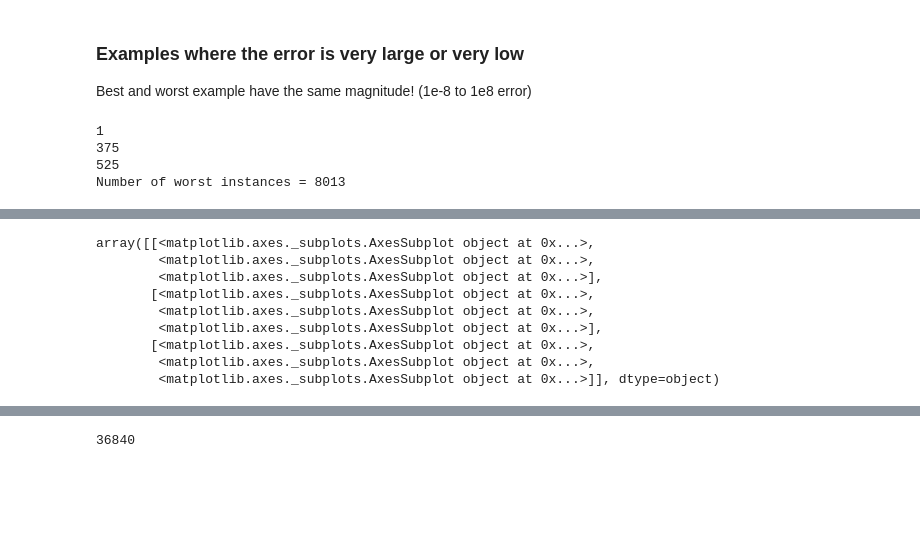
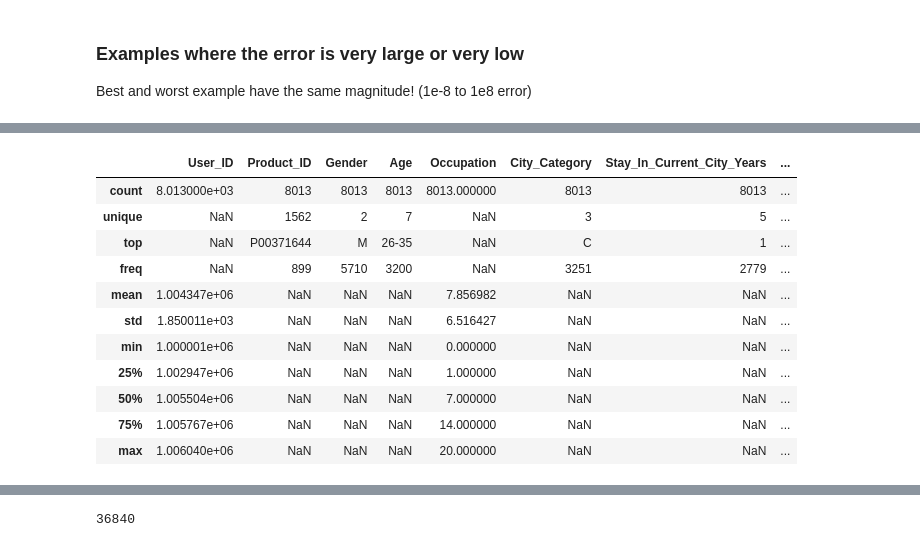
Before and after one commit to cedricherman/Black_Friday, a Jupyter notebook: BlackFriday.ipynb, the cells around one changed output, grey strips where cells are left out. Saved outputs shown, nothing was run; the diff lists cells and outputs as text; code cells hidden in the pictures; blank space fills up the shorter version.

```diff
--- a/BlackFriday.ipynb
+++ b/BlackFriday.ipynb
@@ -350,7 +353,6 @@ print(Prod1_coded.shape)
 Product Category 1 is good to go. Let's see if we can combine all product categories
 # %%
 # NOTE: Type of Nan is float, Prod_2 and Prod_3 are float because they have missing values
-
 temp = df.loc[:,['Product_Category_1', \
            'Product_Category_2', \
            'Product_Category_3']].astype(str)
@@ -401,7 +403,7 @@ temp = temp.Product_Category_1 +'-'\
 
 
 # name of column in newly created pandas series
-temp.name='Product_Cat123'
+temp.name='Prod_cat123'
 # %%
 # # Timing test only
 # import timeit
@@ -670,6 +703,7 @@ model = LinearRegression(n_jobs=-1, normalize=False, fit_intercept=True)
 # n_jobs doesn't speed up because I only have one target (Purchase)
 #TODO, add sample_weight to fit() higher weights for underrepresented prod cat
 
+# Years_Current_City_poly
 # intercept = csr_matrix( np.ones((Gender_coded.shape[0],1))*1 )
 # X = Prod_coded.toarray()
 # X = np.concatenate(( np.ones((Gender_coded.shape[0],1)) , Prod_coded.toarray() ), axis=1)
@@ -689,10 +723,10 @@ model = LinearRegression(n_jobs=-1, normalize=False, fit_intercept=True)
 #              User_coded,\
 #              ProdID_coded,\
 #              Prod_coded ))
-X = hstack( ( User_coded,\
+X = hstack( ( Gender_coded,\
+             User_coded,\
              ProdID_coded,\
              Prod_coded ))
-Years_Current_City_poly
 y = df.Purchase.values
 model.fit(X, y)
 model.intercept_, model.coef_[0], model.coef_.shape, X.shape
@@ -716,19 +792,20 @@ Best and worst example have the same magnitude! (1e-8 to 1e8 error)
 # %%
 import numpy as np
 
-# RMSE
+# RMSE, match scikit-learn sqrt(mean_squared_error) metric
 # np.sqrt( (1/y.shape[0])*sum((y-y_pred)**2) )
 
-topnb = 100
-# square error, ascending order, top 10 best predictions
+# restraint data to topnb
+# topnb = 100
+# square error, ascending order
 sqerr_asc = np.sort((y-y_pred)**2)
-sqerr_asc_ind = np.argsort((y-y_pred)**2)
+# sqerr_asc_ind = np.argsort((y-y_pred)**2)
 # print('Top 10 Lowest Square Error {}'.format(sqerr_asc[:topnb]))
 # print('Corresponding indices {}'.format(sqerr_asc_ind[:topnb]))
 
-# descending order, top 10 worst predictions
-sqerr_dsc = sqerr_asc[::-1]
-sqerr_dsc_ind = sqerr_asc_ind[::-1]
+# descending order
+# sqerr_dsc = sqerr_asc[::-1]
+# sqerr_dsc_ind = sqerr_asc_ind[::-1]
 # print('Top 10 Highest Square Error {}'.format(sqerr_dsc[:topnb]))
 # print('Corresponding indices {}'.format(sqerr_dsc_ind[:topnb]))
 
@@ -740,22 +817,23 @@ sqerr_dsc_ind = sqerr_asc_ind[::-1]
 # print('UserID for worst cases {}'.format(UserID_worst))
 
 # compare rare product ID to worst predictions
-# print(ProdID_distrib[ProdID_distrib == 1].index)
-# display dataframe of worst performing instances
+# Keep topnb instances
 # df_worst = df.loc[sqerr_dsc_ind[:topnb], :].copy()
 # At square_error = 5e7, error rises dramatically
 df_worst = df.loc[sqerr_asc > 5e7, :].copy()
-# None of the rare product ID corresponds to the worst case scenario (or just one!)
-print( df_worst['Product_ID'].isin(ProdID_distrib[ProdID_distrib == 1].index).sum() )
-print( df_worst['User_ID'].isin(UserID_distrib[UserID_distrib < 16].index).sum() )
-print( UserID_distrib[UserID_distrib < 16].count())
-print('Number of worst instances = {}'.format(df_worst.Purchase.count()))
 
-_ , axw = plt.subplots()
-df_worst.hist(ax=axw)
-# axw[1].plot(sqerr_asc)
+# add Prod cat123 and remove individual Prod cat
+temp_w = df_worst.loc[:,['Product_Category_1', \
+           'Product_Category_2', \
+           'Product_Category_3']].astype(str)
+temp_w = temp_w.Product_Category_1 +'-'\
+        +temp_w.Product_Category_2 +'-'\
+        +temp_w.Product_Category_3
+# df_worst['Prod_cat123'] = temp_w
+df_worst.insert(len(df_worst.columns)-1, 'Prod_cat123', temp_w)
+df_worst.drop(labels = ['Product_Category_1','Product_Category_2','Product_Category_3'],\
+              inplace=True, axis = 1)
+
+# look at a few examples
+df_worst.describe(include='all')
 # %% [output]
-1
-375
-525
-Number of worst instances = 8013
@@ -764,9 +840,12 @@ Number of worst instances = 8013
-array([[<matplotlib.axes._subplots.AxesSubplot object at 0x...>,
-        <matplotlib.axes._subplots.AxesSubplot object at 0x...>,
-        <matplotlib.axes._subplots.AxesSubplot object at 0x...>],
-       [<matplotlib.axes._subplots.AxesSubplot object at 0x...>,
-        <matplotlib.axes._subplots.AxesSubplot object at 0x...>,
-        <matplotlib.axes._subplots.AxesSubplot object at 0x...>],
-       [<matplotlib.axes._subplots.AxesSubplot object at 0x...>,
-        <matplotlib.axes._subplots.AxesSubplot object at 0x...>,
-        <matplotlib.axes._subplots.AxesSubplot object at 0x...>]], dtype=object)
+|  | User_ID | Product_ID | Gender | Age | Occupation | City_Category | Stay_In_Current_City_Years | ... |
+| count | 8.013000e+03 | 8013 | 8013 | 8013 | 8013.000000 | 8013 | 8013 | ... |
+| unique | NaN | 1562 | 2 | 7 | NaN | 3 | 5 | ... |
+| top | NaN | P00371644 | M | 26-35 | NaN | C | 1 | ... |
+| freq | NaN | 899 | 5710 | 3200 | NaN | 3251 | 2779 | ... |
+| mean | 1.004347e+06 | NaN | NaN | NaN | 7.856982 | NaN | NaN | ... |
+| std | 1.850011e+03 | NaN | NaN | NaN | 6.516427 | NaN | NaN | ... |
+| min | 1.000001e+06 | NaN | NaN | NaN | 0.000000 | NaN | NaN | ... |
+| 25% | 1.002947e+06 | NaN | NaN | NaN | 1.000000 | NaN | NaN | ... |
+| 50% | 1.005504e+06 | NaN | NaN | NaN | 7.000000 | NaN | NaN | ... |
+| 75% | 1.005767e+06 | NaN | NaN | NaN | 14.000000 | NaN | NaN | ... |
+| max | 1.006040e+06 | NaN | NaN | NaN | 20.000000 | NaN | NaN | ... |
```
Also changed, not shown: parts of 44 cells of this notebook.
